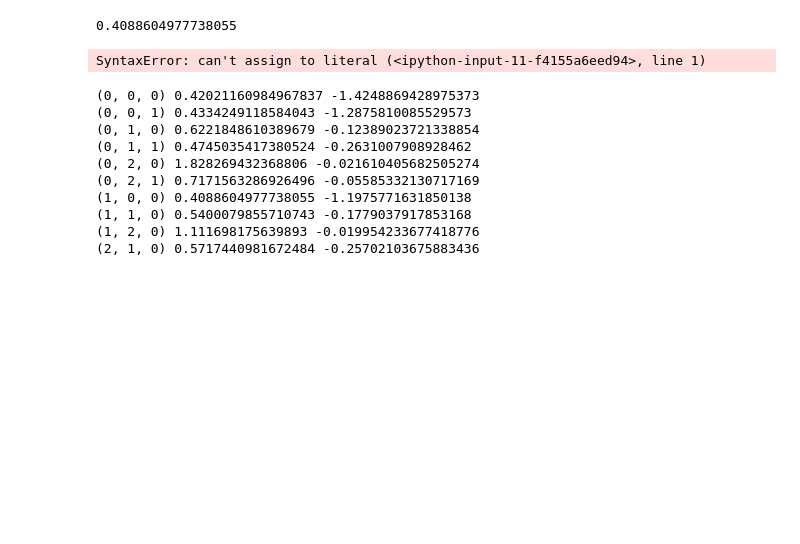
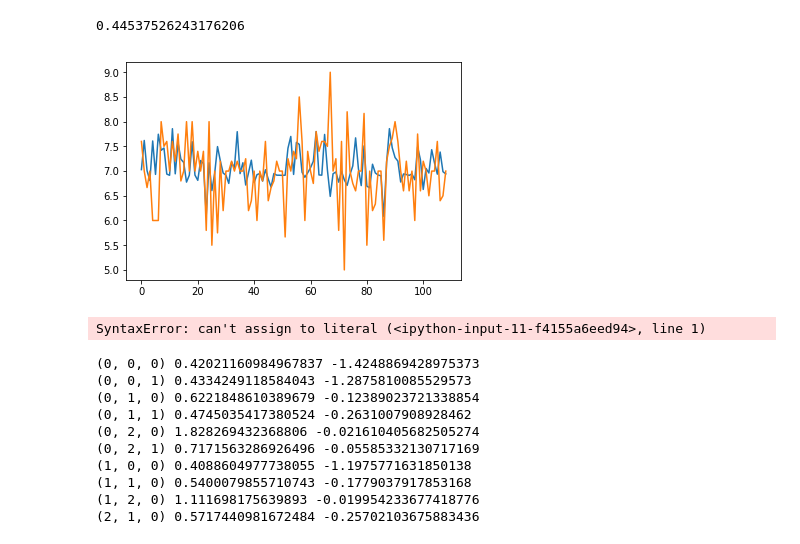
Before and after one commit to cathytoli/DMT, a Jupyter notebook: Janine/ARIMA.ipynb, the cells around one changed output. Saved outputs shown, nothing was run; the diff lists cells and outputs as text; code cells hidden in the pictures; blank space fills up the shorter version.

```diff
--- a/Janine/ARIMA.ipynb
+++ b/Janine/ARIMA.ipynb
@@ -70,10 +70,22 @@ test = df
 #train, test = createTrainTest(100)
 # %%
 solutions = predictARIMA(test, (1,0,0))
-msq = calculateAccMSQ(solutions, "mood_mean_target", "predicted_mood_mean_target")
+msq = metrics.mean_squared_error(solutions['predicted_mood_mean_target'],solutions['mood_mean_target'])
+r2 = metrics.r2_score(solutions['predicted_mood_mean_target'],solutions['mood_mean_target'])
 print(msq)
 # %% [output]
-0.4088604977738055
+0.44537526243176206
+# %%
+import matplotlib.pyplot as plt
+plt.plot(solutions['predicted_mood_mean_target'])
+plt.plot(solutions['mood_mean_target'])
+plt.xlabel('Smarts')
+plt.ylabel('Mood mean')
+plt.title('Histogram of IQ')
+
+plt.show()
+# %% [output]
+[figure, added]
 # %%
 (1,0,0) = 0.23438219609414976
 (0,1,0) = 0.43916991521125376
```
Also changed, not shown: parts of 6 cells of this notebook, 6 other files.
